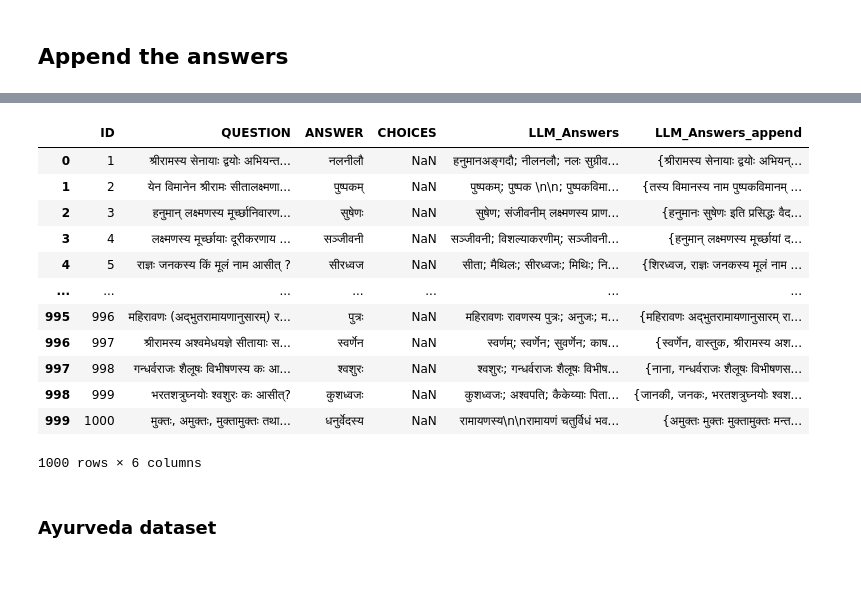
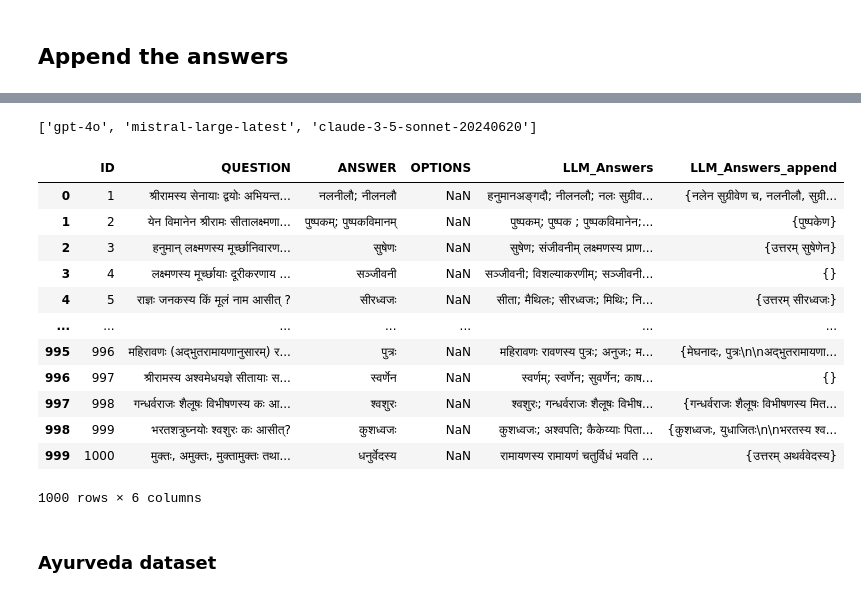
Before and after one commit to mahesh-ak/SktQA, a Jupyter notebook: Plots.ipynb, the cells around one changed output, grey strips where cells are left out. Cells and saved outputs as stored; diff of their text form; code cells hidden in the pictures.

Commit message:
Update: Ramayana results finalized

```diff
--- a/Plots.ipynb
+++ b/Plots.ipynb
@@ -267,4 +267,6 @@ qa_df.to_csv(f'data/{lang}_generated_answers.tsv',index=False,sep='\t')
 # %% [markdown]
 ## Append the answers
 # %%
-qa_df = pd.read_csv(f'data/{lang}_generated_answers.tsv',sep='\t')
+#qa_df = pd.read_csv(f'data/{lang}_generated_answers.tsv',sep='\t')
+qa_df = pd.read_csv(f'data/1000_Ramayana_Prashnottari - sanskrit.tsv', sep='\t')
+qa_df
@@ -271,2 +287,2 @@ qa_df = pd.read_csv(f'data/{lang}_generated_answers.tsv',sep='\t')
 # %%
-qa_df
+qa_df = qa_df[['id','correct','answer.1','MCQ','LLM_Answers']].rename(columns={'id': 'ID', 'correct': 'QUESTION', 'answer.1':'ANSWER', 'MCQ': 'OPTIONS'})
@@ -287,28 +289,31 @@ qa_df
+# %%
+answer_files = [f"results/kgqa/sanskrit.tsv"]
 # %%
 qa_df['LLM_Answers_append'] = qa_df.apply(lambda x: set(), axis=1)
 for answer_file in tqdm(answer_files):
     answer_df = pd.read_csv(answer_file, sep='\t').fillna('')
-    methods = [col for col in answer_df.columns if col not in ['ID','QUESTION','ANSWER','CHOICES'] + DEFAULT_MODELS and 'context' not in col]
+    methods = [col for col in answer_df.columns if col not in ['ID','QUESTION','ANSWER','CHOICES'] and 'context' not in col and 'maxd' not in col and 'paths' not in col]
     qa_df['LLM_Answers_new'] = answer_df.apply(lambda x: [x[m].translate(table) for m in methods], axis=1)
     qa_df['LLM_Answers_append'] = qa_df.apply(lambda x: x['LLM_Answers_append'].union(x['LLM_Answers_new']), axis=1)
 qa_df.drop(columns=['LLM_Answers_new'], inplace=True)
 qa_df.apply(lambda x: x['LLM_Answers_append'].remove('') if '' in x['LLM_Answers_append'] else None, axis=1)
 qa_df['LLM_Answers_append'] = qa_df.apply(lambda x: x['LLM_Answers_append'].difference(set(x['LLM_Answers'].split())), axis=1)
 qa_df
 # %% [output]
+['gpt-4o', 'mistral-large-latest', 'claude-3-5-sonnet-20240620']
-|  | ID | QUESTION | ANSWER | CHOICES | LLM_Answers | LLM_Answers_append |
-| 0 | 1 | श्रीरामस्य सेनायाः द्वयोः अभियन्त... | नलनीलौ | NaN | हनुमानअङ्गदौ; नीलनलौ; नलः सुग्रीव... | {श्रीरामस्य सेनायाः द्वयोः अभियन्... |
-| 1 | 2 | येन विमानेन श्रीरामः सीतालक्ष्मणा... | पुष्पकम् | NaN | पुष्पकम्; पुष्पक \n\n; पुष्पकविमा... | {तस्य विमानस्य नाम पुष्पकविमानम् ... |
-| 2 | 3 | हनुमान् लक्ष्मणस्य मूर्च्छानिवारण... | सुषेणः | NaN | सुषेण; संजीवनीम् लक्ष्मणस्य प्राण... | {हनुमानः सुषेणः इति प्रसिद्धः वैद... |
-| 3 | 4 | लक्ष्मणस्य मूर्च्छायाः दूरीकरणाय ... | सञ्जीवनी | NaN | सञ्जीवनी; विशल्याकरणीम्; सञ्जीवनी... | {हनुमान् लक्ष्मणस्य मूर्च्छायां द... |
-| 4 | 5 | राज्ञः जनकस्य किं मूलं नाम आसीत् ? | सीरध्वज | NaN | सीता; मैथिलः; सीरध्वजः; मिथिः; नि... | {शिरध्वज, राज्ञः जनकस्य मूलं नाम ... |
+|  | ID | QUESTION | ANSWER | OPTIONS | LLM_Answers | LLM_Answers_append |
+| 0 | 1 | श्रीरामस्य सेनायाः द्वयोः अभियन्त... | नलनीलौ; नीलनलौ | NaN | हनुमानअङ्गदौ; नीलनलौ; नलः सुग्रीव... | {नलेन सुग्रीवेण च, नलनीलौ, सुग्री... |
+| 1 | 2 | येन विमानेन श्रीरामः सीतालक्ष्मणा... | पुष्पकम्; पुष्पकविमानम् | NaN | पुष्पकम्; पुष्पक ; पुष्पकविमानेन;... | {पुष्पकेण} |
+| 2 | 3 | हनुमान् लक्ष्मणस्य मूर्च्छानिवारण... | सुषेणः | NaN | सुषेण; संजीवनीम् लक्ष्मणस्य प्राण... | {उत्तरम् सुषेणेन} |
+| 3 | 4 | लक्ष्मणस्य मूर्च्छायाः दूरीकरणाय ... | सञ्जीवनी | NaN | सञ्जीवनी; विशल्याकरणीम्; सञ्जीवनी... | {} |
+| 4 | 5 | राज्ञः जनकस्य किं मूलं नाम आसीत् ? | सीरध्वजः | NaN | सीता; मैथिलः; सीरध्वजः; मिथिः; नि... | {उत्तरम् सीरध्वजः} |
 | ... | ... | ... | ... | ... | ... | ... |
-| 995 | 996 | महिरावणः (अद्भुतरामायणानुसारम्) र... | पुत्रः | NaN | महिरावणः रावणस्य पुत्रः; अनुजः; म... | {महिरावणः अद्भुतरामायणानुसारम् रा... |
-| 996 | 997 | श्रीरामस्य अश्वमेधयज्ञे सीतायाः स... | स्वर्णेन | NaN | स्वर्णम्; स्वर्णेन; सुवर्णेन; काष... | {स्वर्णेन, वास्तुक, श्रीरामस्य अश... |
-| 997 | 998 | गन्धर्वराजः शैलूषः विभीषणस्य कः आ... | श्वशुरः | NaN | श्वशुरः; गन्धर्वराजः शैलूषः विभीष... | {नाना, गन्धर्वराजः शैलूषः विभीषणस... |
-| 998 | 999 | भरतशत्रुघ्नयोः श्वशुरः कः आसीत्? | कुशध्वजः | NaN | कुशध्वजः; अश्वपति; कैकेय्याः पिता... | {जानकी, जनकः, भरतशत्रुघ्नयोः श्वश... |
-| 999 | 1000 | मुक्तः, अमुक्तः, मुक्तामुक्तः तथा... | धनुर्वेदस्य | NaN | रामायणस्य\n\nरामायणं चतुर्विधं भव... | {अमुक्तः मुक्तः मुक्तामुक्तः मन्त... |
+| 995 | 996 | महिरावणः (अद्भुतरामायणानुसारम्) र... | पुत्रः | NaN | महिरावणः रावणस्य पुत्रः; अनुजः; म... | {मेघनादः, पुत्रः\n\nअद्भुतरामायणा... |
+| 996 | 997 | श्रीरामस्य अश्वमेधयज्ञे सीतायाः स... | स्वर्णेन | NaN | स्वर्णम्; स्वर्णेन; सुवर्णेन; काष... | {} |
+| 997 | 998 | गन्धर्वराजः शैलूषः विभीषणस्य कः आ... | श्वशुरः | NaN | श्वशुरः; गन्धर्वराजः शैलूषः विभीष... | {गन्धर्वराजः शैलूषः विभीषणस्य मित... |
+| 998 | 999 | भरतशत्रुघ्नयोः श्वशुरः कः आसीत्? | कुशध्वजः | NaN | कुशध्वजः; अश्वपति; कैकेय्याः पिता... | {कुशध्वजः, युधाजितः\n\nभरतस्य श्व... |
+| 999 | 1000 | मुक्तः, अमुक्तः, मुक्तामुक्तः तथा... | धनुर्वेदस्य | NaN | रामायणस्य रामायणं चतुर्विधं भवति ... | {उत्तरम् अथर्ववेदस्य} |
-1000 rows × 6 columns
+1000 rows × 6 columns
 # %%
 qa_df['LLM_Answers_append'] = qa_df.apply(lambda x: '; '.join(list(x['LLM_Answers_append'])), axis=1)
 # %%
```
Also changed, not shown: parts of 4 cells of this notebook, 29 other files.
